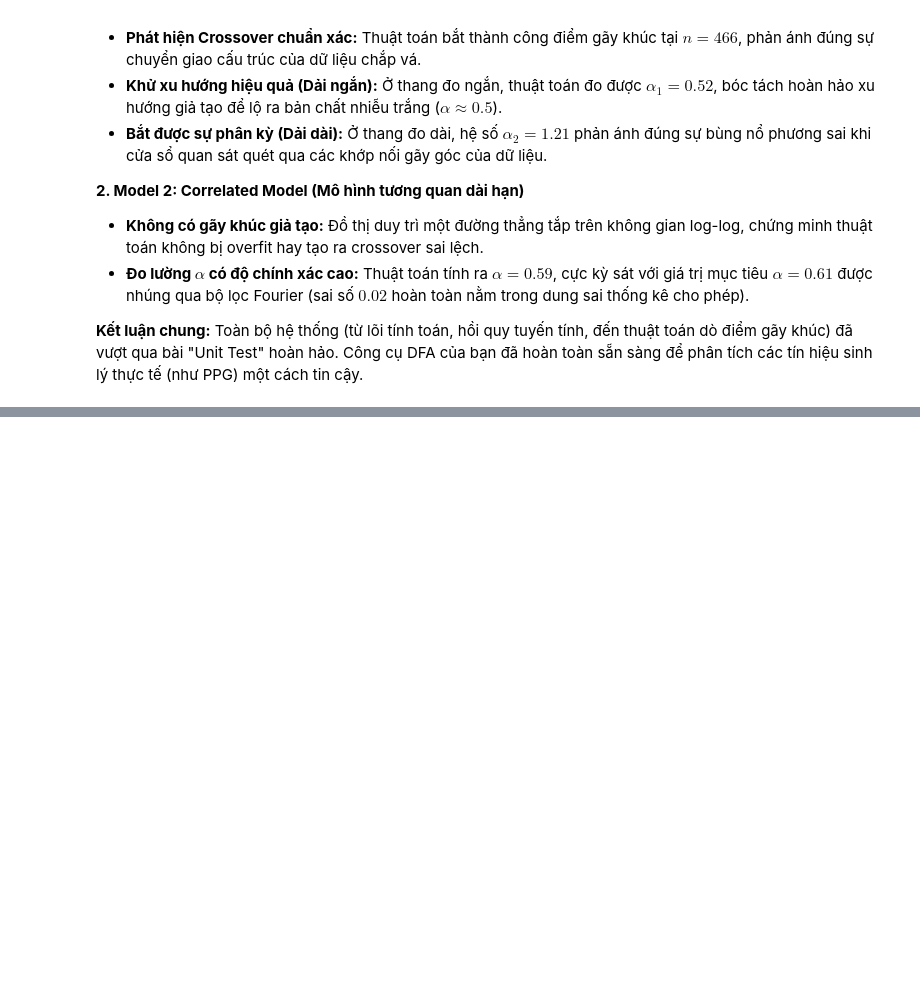
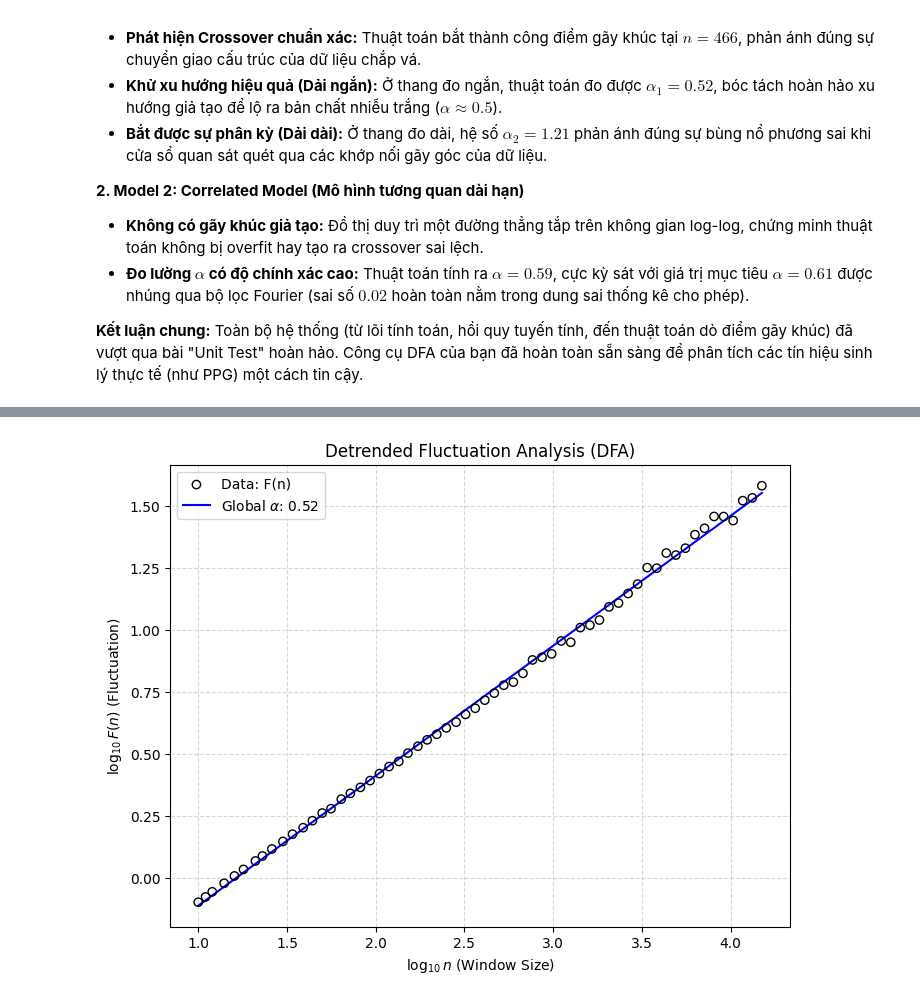
Before and after one commit to Vutu2003/Nonlinear-Time-Series-Analysis, a Jupyter notebook: paper_replications/Peng_1995_dfa.ipynb, the cells around one changed output, grey strips where cells are left out. Cells and saved outputs as stored; diff of their text form; code cells hidden in the pictures; blank space fills up the shorter version.

Commit message:
Test DFA with white, 1/f, brown noise

```diff
--- a/paper_replications/Peng_1995_dfa.ipynb
+++ b/paper_replications/Peng_1995_dfa.ipynb
@@ -215,3 +215,91 @@ Kết quả trực quan hóa từ hai mô hình giả lập đã chứng minh pi
 
 **Kết luận chung:**
 Toàn bộ hệ thống (từ lõi tính toán, hồi quy tuyến tính, đến thuật toán dò điểm gãy khúc) đã vượt qua bài "Unit Test" hoàn hảo. Công cụ DFA của bạn đã hoàn toàn sẵn sàng để phân tích các tín hiệu sinh lý thực tế (như PPG) một cách tin cậy.
+# %%
+import numpy as np
+import matplotlib.pyplot as plt
+import sys
+import os
+sys.path.append(os.path.abspath(".."))
+# Import cac ham DFA tu package da xay dung
+from core_ntsa.dfa import dfa, plot_dfa
+
+def generate_white_noise(N=100000):
+    """
+    Kich ban 1: Nhieu trang (White Noise)
+    Tao ra chuoi ngau nhien thuan tuy tu phan phoi chuan.
+    Ky vong: alpha ~ 0.5
+    """
+    return np.random.normal(loc=0.0, scale=1.0, size=N)
+
+def generate_brownian_noise(N=100000):
+    """
+    Kich ban 2: Nhieu Brown (Brownian Noise)
+    Tich phan (tinh tong tich luy) cua chuoi nhieu trang.
+    Ky vong: alpha ~ 1.5
+    """
+    white_noise = np.random.normal(loc=0.0, scale=1.0, size=N)
+    return np.cumsum(white_noise)
+
+def generate_pink_noise(N=100000, target_alpha=1.0):
+    """
+    Kich ban 3: Nhieu 1/f (Pink Noise) bang Fourier Filter.
+    Ky vong: alpha ~ 1.0 (Can bang giua trang va Brown).
+    """
+    # 1. Sinh nhieu trang
+    noise = np.random.normal(loc=0.0, scale=1.0, size=N)
+
+    # 2. Bien doi FFT sang khong gian tan so
+    U = np.fft.fft(noise)
+    freqs = np.fft.fftfreq(N)
+
+    # 3. Nhan bien do voi ham f^(-beta/2)
+    # Voi alpha = 1.0 -> beta = 2(1.0) - 1 = 1.0
+    beta = 2.0 * target_alpha - 1.0
+
+    freqs_abs = np.abs(freqs)
+    freqs_abs[0] = 1e-10  # Tranh loi chia cho 0 tai thanh phan DC
+
+    filter_array = freqs_abs ** (-beta / 2.0)
+    filter_array[0] = 0.0  # Loai bo thanh phan DC
+
+    U_filtered = U * filter_array
+
+    # 4. IFFT ve khong gian thuc
+    u = np.fft.ifft(U_filtered).real
+
+    # Chuan hoa du lieu
+    u = (u - np.mean(u)) / np.std(u)
+
+    return u
+
+def run_fundamental_noise_tests():
+    """
+    Thuc thi DFA tren 3 loai nhieu co ban de kiem dinh he so alpha.
+    """
+    N_points = 100000
+    scales = np.unique(np.geomspace(10, 15000, num=60).astype(int))
+
+    # Kich ban 1
+    print("Dang chay DFA: Kich ban 1 - Nhieu Trang (Ky vong alpha ~ 0.5)...")
+    white_noise = generate_white_noise(N=N_points)
+    result_white = dfa(signal=white_noise, scales=scales, order=1, detect_breakpoint=False)
+
+    # Kich ban 2
+    print("Dang chay DFA: Kich ban 2 - Nhieu Brown (Ky vong alpha ~ 1.5)...")
+    brownian_noise = generate_brownian_noise(N=N_points)
+    result_brown = dfa(signal=brownian_noise, scales=scales, order=1, detect_breakpoint=False)
+
+    # Kich ban 3
+    print("Dang chay DFA: Kich ban 3 - Nhieu 1/f (Ky vong alpha ~ 1.0)...")
+    pink_noise = generate_pink_noise(N=N_points, target_alpha=1.0)
+    result_pink = dfa(signal=pink_noise, scales=scales, order=1, detect_breakpoint=False)
+
+    # Truc quan hoa 3 ket qua
+    plot_dfa(result_white)
+    plot_dfa(result_brown)
+    plot_dfa(result_pink)
+
+if __name__ == "__main__":
+    run_fundamental_noise_tests()
+# %% [output]
@@ -217,0 +309 @@ Toàn bộ hệ thống (từ lõi tính toán, hồi quy tuyến tính, đến
+[figure, added]
```
Also changed, not shown: parts of 1 cell of this notebook.
